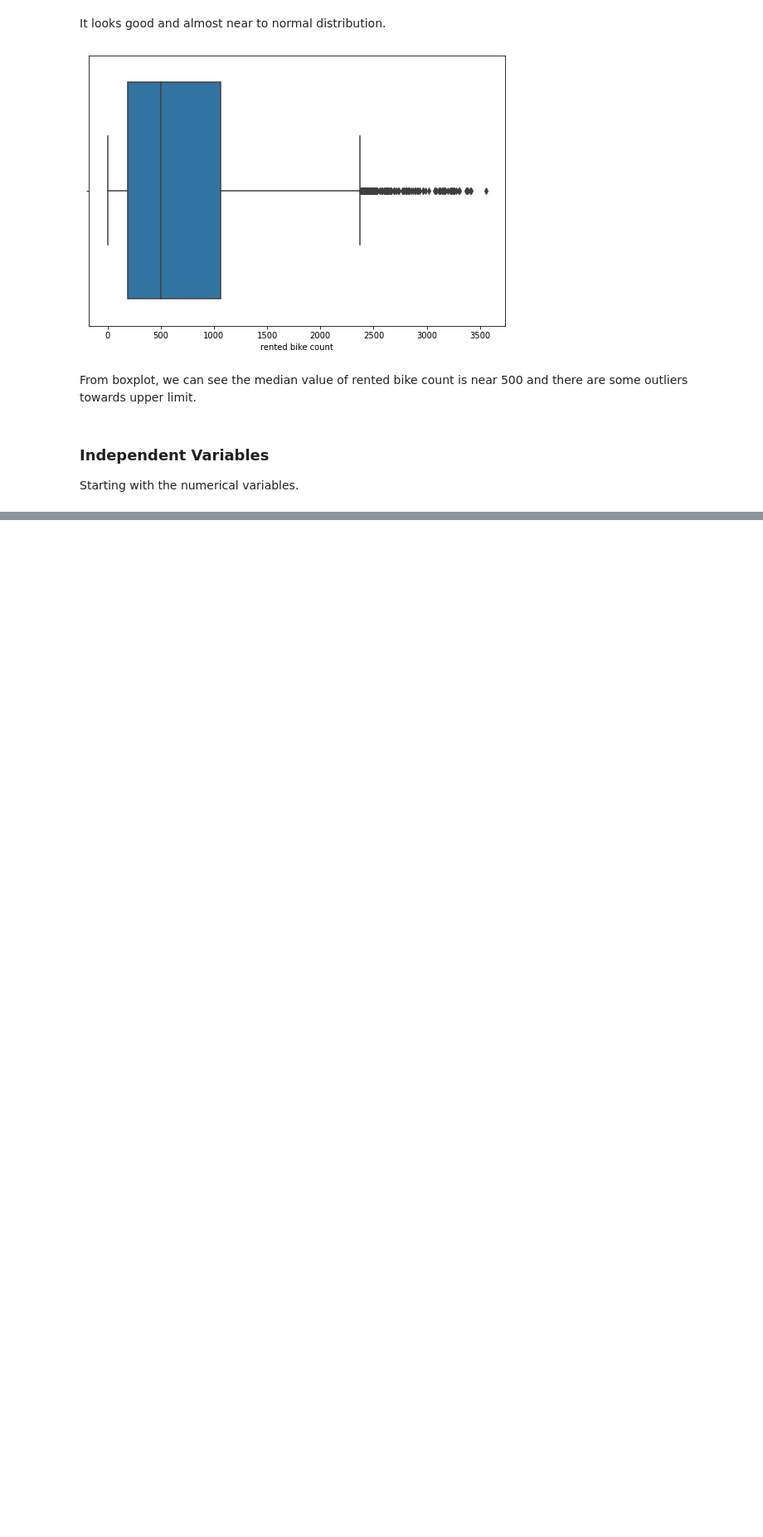
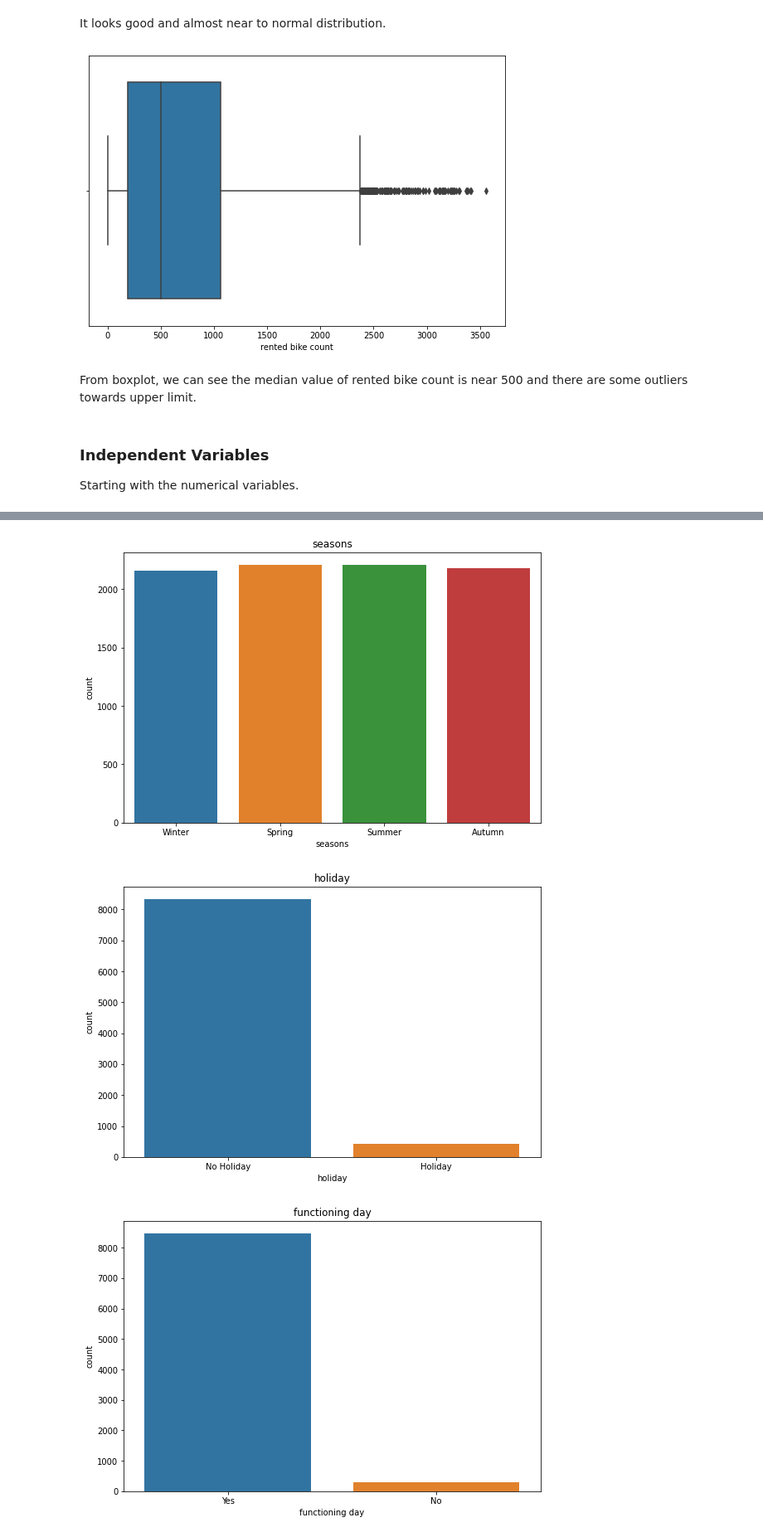
Before and after one commit to Swapnil-417/Bike-Sharing-Demand-Prediction, a Jupyter notebook: Bike_Sharing_Demand_Prediction_Capstone_Project.ipynb, the cells around one changed output, grey strips where cells are left out. Shown at 83% size. Drawn from its saved outputs; the diff is of its cells as text; code cells hidden in the pictures; blank space fills up the shorter version.

```diff
--- a/Bike_Sharing_Demand_Prediction_Capstone_Project.ipynb
+++ b/Bike_Sharing_Demand_Prediction_Capstone_Project.ipynb
@@ -362,0 +399,2 @@ bike_df.groupby("hour")[dependent_var].mean().plot.bar()
+# %%
+cat_variables= ['seasons', 'holiday', 'functioning day']
@@ -362,0 +424,10 @@ bike_df.groupby("hour")[dependent_var].mean().plot.bar()
+# %%
+# count plot
+for col in cat_variables:
+  plt.figure(figsize=(9,6))
+  sns.countplot(data = bike_df, x = col)
+  plt.title(col);
+# %% [output]
+[figure, added]
+[figure, added]
+[figure, added]
```
Also changed, not shown: parts of 54 cells of this notebook.
